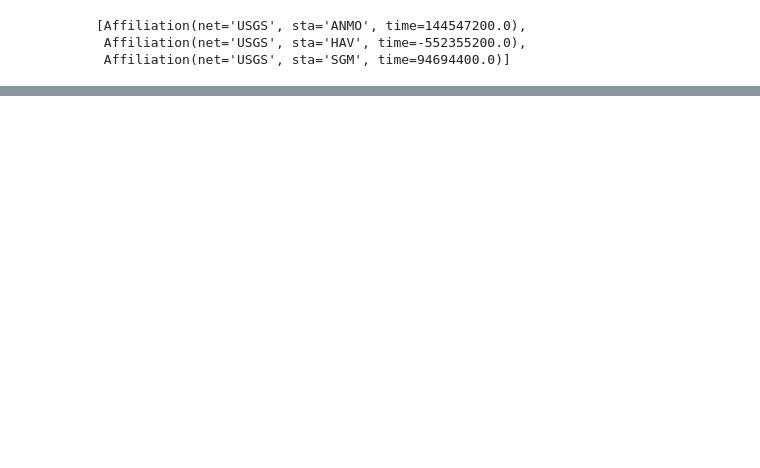
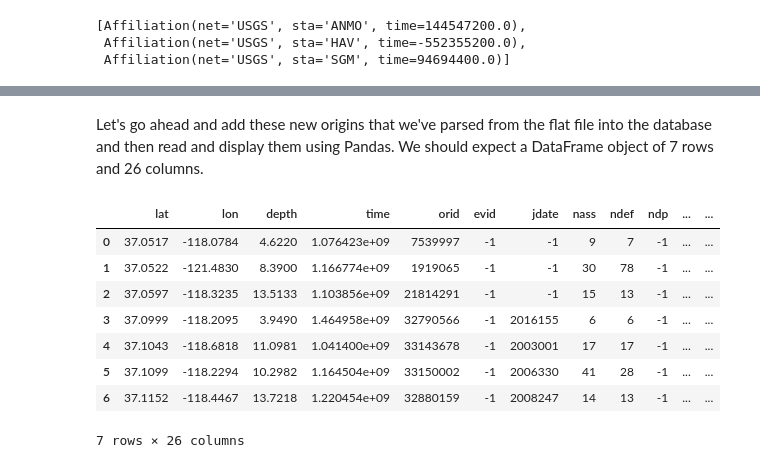
Before and after one commit to LANL-Seismoacoustics/libra, a Jupyter notebook: docs/examples/libra_intro.ipynb, the cells around one changed output, grey strips where cells are left out. Drawn from its saved outputs; the diff is of its cells as text; code cells hidden in the pictures; blank space fills up the shorter version.

```diff
--- a/docs/examples/libra_intro.ipynb
+++ b/docs/examples/libra_intro.ipynb
@@ -109,0 +304,5 @@ list(session.query(Affiliation).all())
+# %%
+with open('data/origin.antelope', 'r') as f:
+    lines = f.readlines()
+
+print(*[line for line in lines])
@@ -109,0 +316,6 @@ list(session.query(Affiliation).all())
+# %%
+from libra.func import from_string
+
+origins = from_string(Origin(), lines)
+
+print(*[og for og in origins], sep='\n')
@@ -109,0 +327,21 @@ list(session.query(Affiliation).all())
+# %% [markdown]
+Let's go ahead and add these new origins that we've parsed from the flat file into the database and then read and display them using Pandas. We should expect a DataFrame object of 7 rows and 26 columns.
+# %%
+[session.add(og) for og in origins]
+session.commit()
+
+import pandas as pd
+
+df = pd.read_sql_table('origin', engine)
+
+display(df)
+# %% [output]
+|  | lat | lon | depth | time | orid | evid | jdate | nass | ndef | ndp | ... | ... |
+| 0 | 37.0517 | -118.0784 | 4.6220 | 1.076423e+09 | 7539997 | -1 | -1 | 9 | 7 | -1 | ... | ... |
+| 1 | 37.0522 | -121.4830 | 8.3900 | 1.166774e+09 | 1919065 | -1 | -1 | 30 | 78 | -1 | ... | ... |
+| 2 | 37.0597 | -118.3235 | 13.5133 | 1.103856e+09 | 21814291 | -1 | -1 | 15 | 13 | -1 | ... | ... |
+| 3 | 37.0999 | -118.2095 | 3.9490 | 1.464958e+09 | 32790566 | -1 | 2016155 | 6 | 6 | -1 | ... | ... |
+| 4 | 37.1043 | -118.6818 | 11.0981 | 1.041400e+09 | 33143678 | -1 | 2003001 | 17 | 17 | -1 | ... | ... |
+| 5 | 37.1099 | -118.2294 | 10.2982 | 1.164504e+09 | 33150002 | -1 | 2006330 | 41 | 28 | -1 | ... | ... |
+| 6 | 37.1152 | -118.4467 | 13.7218 | 1.220454e+09 | 32880159 | -1 | 2008247 | 14 | 13 | -1 | ... | ... |
+7 rows × 26 columns
```
Also changed, not shown: parts of 32 cells of this notebook, 15 other files.
